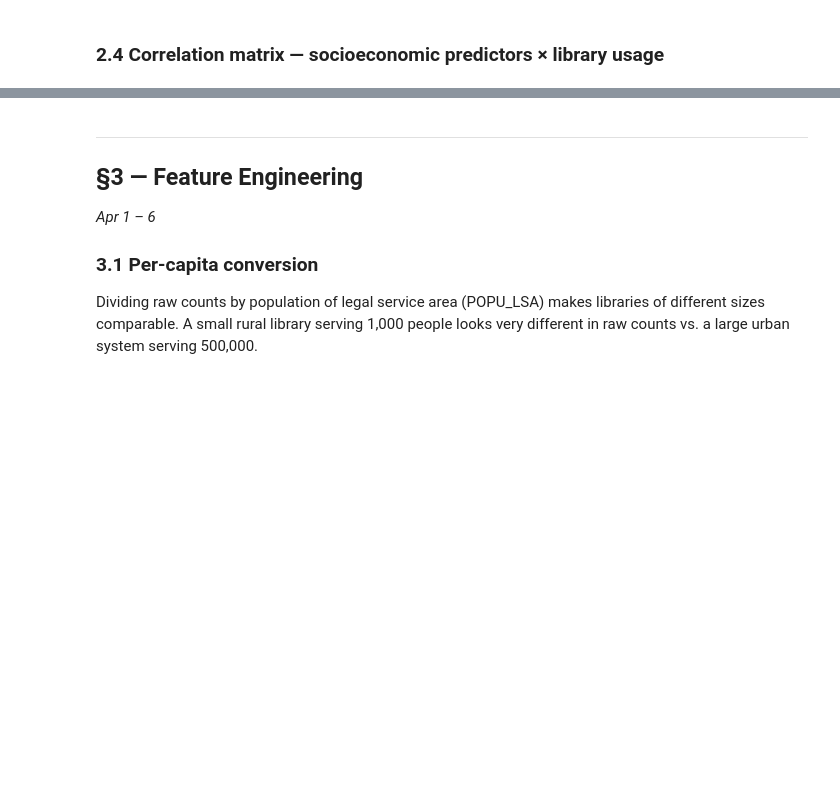
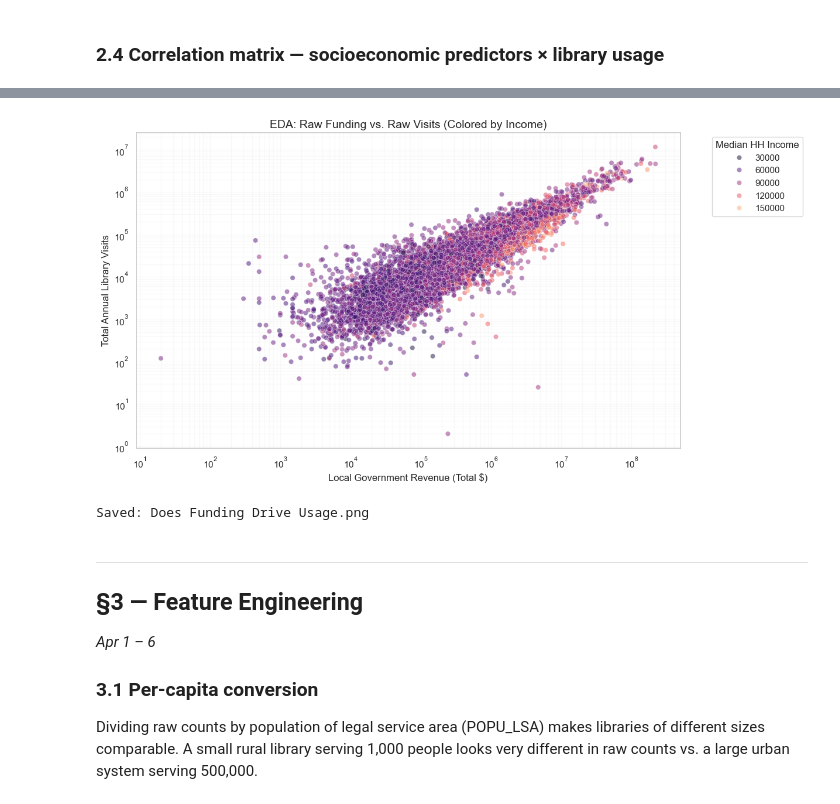
Before and after one commit to charlie-xliu/IS-477, a Jupyter notebook: library_analysis.ipynb, the cells around one changed output, grey strips where cells are left out. Cells and saved outputs as stored; diff of their text form; code cells hidden in the pictures; blank space fills up the shorter version.

Commit message:
Added more exploratory analysis
Raw Funding vs. Raw Visits chart

```diff
--- a/library_analysis.ipynb
+++ b/library_analysis.ipynb
@@ -57,5 +76,5 @@ acs_raw.head(2)
 # %%
 # ── PLS agency-level ──────────────────────────────────────────
-pls_raw = pd.read_csv(PATH_PLS_AE, low_memory=False)
+pls_raw = pd.read_csv(PATH_PLS_AE, low_memory=False, encoding='latin1')
 print(f"PLS agencies: {pls_raw.shape[0]:,} rows × {pls_raw.shape[1]} columns")
 pls_raw.head(2)
@@ -265,8 +351,12 @@ pls_raw_geo["county_fips_tract"] = pls_raw_geo["CENTRACT"].str[:5]
 pls_raw_geo.loc[~pls_raw_geo["county_fips_tract"].str.match(r"^\d{5}$"), "county_fips_tract"] = np.nan
 
 # Merge back
-pls = pls.merge(pls_raw_geo[["FSCSKEY", "county_fips_tract"]], on="FSCSKEY", how="left")
-
+pls = pls.merge(
+    pls_raw_geo[["FSCSKEY", "county_fips_tract"]],
+    left_on="fscskey",   # Look for this in the 'pls' dataframe
+    right_on="FSCSKEY",  # Look for this in the 'pls_raw_geo' dataframe
+    how="left"
+)
 # Combine: prefer direct COUNTY match, fall back to tract-derived
 pls["county_fips"] = pls["county_fips_direct"].fillna(pls["county_fips_tract"])
 
@@ -453,3 +653,31 @@ print("Saved: fig_scatter_preview.png")
+# %%
+plt.figure(figsize=(12, 7))
+
+sns.scatterplot(
+    data=merged,
+    x='local_govt_revenue',
+    y='visits',
+    hue='median_hh_income',
+    palette='magma',
+    alpha=0.5
+)
+
+# We still use log scales because library sizes vary so much (e.g., NYC vs. a small town)
+plt.xscale('log')
+plt.yscale('log')
+
+plt.title('EDA: Raw Funding vs. Raw Visits (Colored by Income)', fontsize=14)
+plt.xlabel('Local Government Revenue (Total $)', fontsize=12)
+plt.ylabel('Total Annual Library Visits', fontsize=12)
+plt.legend(title='Median HH Income', bbox_to_anchor=(1.05, 1), loc='upper left')
+
+plt.grid(True, which="both", ls="-", alpha=0.1)
+plt.savefig("Does Funding Drive Usage.png", dpi=120, bbox_inches="tight")
+plt.show()
+print("Saved: Does Funding Drive Usage.png")
+# %% [output]
+[figure, added]
+Saved: Does Funding Drive Usage.png
 # %% [markdown]
 ---
 ## §3 — Feature Engineering
```
Also changed, not shown: parts of 38 cells of this notebook.
